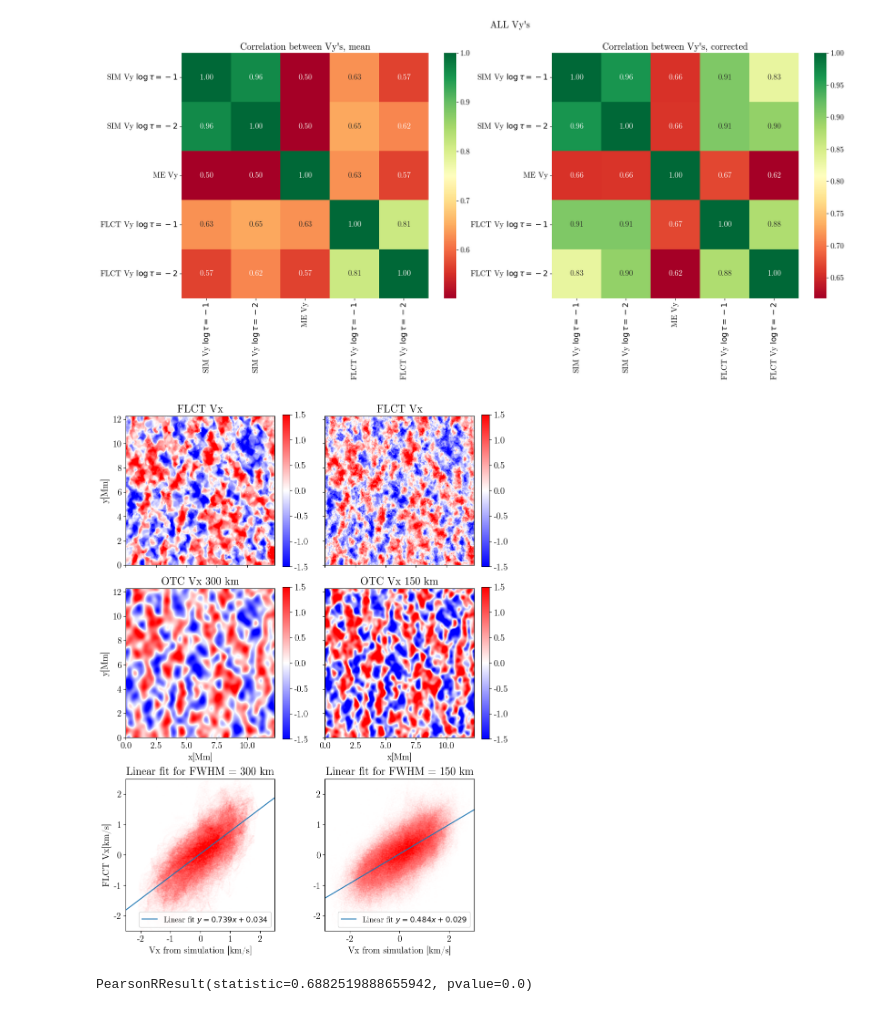
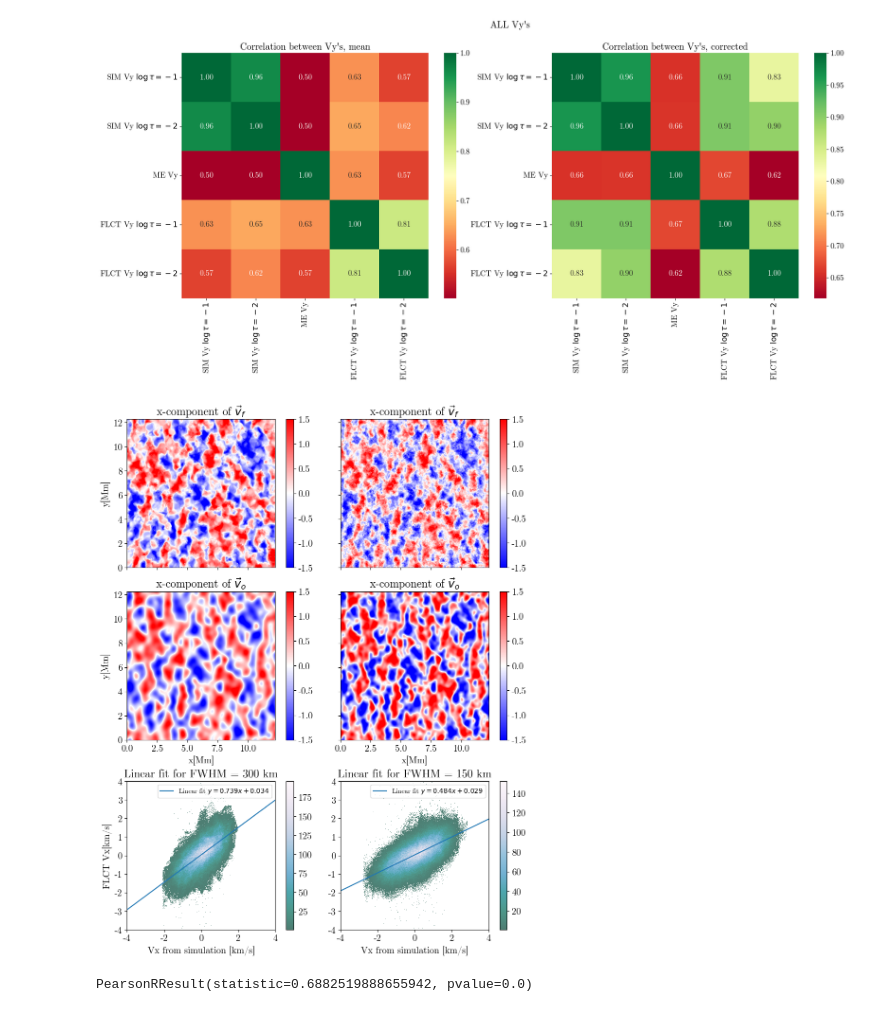
Before and after one commit to TheodoreKostic/Tracking_features, a Jupyter notebook: FirstPaper/MilneEddington_Bz_tracking.ipynb, the cells around one changed output. Saved outputs shown, nothing was run; the diff lists cells and outputs as text; code cells hidden in the pictures.

```diff
--- a/FirstPaper/MilneEddington_Bz_tracking.ipynb
+++ b/FirstPaper/MilneEddington_Bz_tracking.ipynb
@@ -295,12 +304,12 @@ Text(0.5, 1.0, "Correlation between Vy's, corrected")
 [figure]
 # %%
 #fig, axes = plt.subplots(nrows=3, ncols=2, figsize=(14, 8))
-f = plt.figure(constrained_layout=True, figsize = (9,12.2))
+f = plt.figure(constrained_layout=True, figsize = (9,11.7))
 #plt.suptitle("Linear fit of FLCT Vx and convolved Vx from simulation for FHWM = {1200, 600, 300, 100}km")
 # 4x3 plot, velicina A, velicina B, scatter A i B!!!
 #ax1 = plt.subplot2grid((4,3), (0,0))
 ax1 = f.add_subplot(321)
-ax1.set_title("FLCT Vx")
+ax1.set_title("x-component of $\\vec{v}_f$")
 #ax1.set_xlabel("x[Mm]")
 ax1.set_ylabel("y[Mm]")
 ax1.set_xticklabels([])
@@ -309,7 +318,7 @@ plt.colorbar(im1)
 
 #ax2 = plt.subplot2grid((4,3), (0,1))
 ax2 = f.add_subplot(323)
-ax2.set_title("OTC Vx 300 km")
+ax2.set_title("x-component of $\\vec{v}_o$")
 ax2.set_xlabel("x[Mm]")
 ax2.set_ylabel("y[Mm]")
 im2 = ax2.imshow(Vxm1_filtered600[:, :], origin='lower', cmap = "bwr", extent = (0, 12.268, 0, 12.268), vmin = -1.5, vmax = 1.5)
@@ -320,50 +329,87 @@ ax3 = f.add_subplot(325)
 ax3.set_title("Linear fit for FWHM = 300 km")
 ax3.set_ylabel("FLCT Vx[km/s]")
 ax3.set_xlabel("Vx from simulation [km/s]")
-ax3.scatter(Vxm1_filtered600.flatten(), Vx_BzFeI_cor.flatten(), s = 0.01, alpha = 0.05, color="red")
+#ax3.scatter(Vxm1_filtered600.flatten(), Vx_BzFeI_cor.flatten(), s = 0.01, alpha = 0.05, color="red")
+
+df = pd.DataFrame(dict(x = Vxm1_filtered600.flatten(), y = Vx_BzFeI_cor.flatten()))
+dsartist = dsshow(
+        df,
+        ds.Point("x", "y"),
+        ds.count(),
+        #vmin=np.min(z),
+        #vmax=np.max(z),
+        alpha = 0.7,
+        norm="linear",
+        aspect="equal",
+        ax=ax3,
+        cmap = "PuBuGn_r",
+        x_range = (-4,4),
+        y_range = (-4,4)
+    )
+
+plt.colorbar(dsartist)
 m1, b1, *_ = linregress(Vxm1_filtered600.flatten(), Vx_BzFeI_cor.flatten())
 ax3.axline(xy1=(0, b1), slope=m1, label=f'Linear fit $y = {m1:.3f}x {b1:+.3f}$')
-ax3.set_xlim(-2.5, 2.5)
-ax3.set_ylim(-2.5, 2.5)
-plt.legend(fontsize = 12)
+ax3.set_xlim(-4.0, 4.0)
+ax3.set_ylim(-4.0, 4.0)
+plt.legend(fontsize = 10, loc = "best")
 
 #ax4 = plt.subplot2grid((4,3), (1,0))
 ax4 = f.add_subplot(322)
-ax4.set_title("FLCT Vx")
+ax4.set_title("x-component of $\\vec{v}_f$")
 #ax4.set_xlabel("x[Mm]")
 #ax4.set_ylabel("y[Mm]")
 ax4.set_xticklabels([])
 ax4.set_yticklabels([])
 im4 = ax4.imshow(Vx_BzFeI_cor3[:, :], origin='lower', cmap = "bwr", extent = (0, 12.268, 0, 12.268), vmin = -1.5, vmax = 1.5)
 plt.colorbar(im4)
 
 #ax5 = plt.subplot2grid((4,3), (1,1))
 ax5 = f.add_subplot(324)
-ax5.set_title("OTC Vx 150 km")
+ax5.set_title("x-component of $\\vec{v}_o$")
 ax5.set_xlabel("x[Mm]")
 #ax5.set_ylabel("y[Mm]")
 ax5.set_yticklabels([])
 im5 = ax5.imshow(Vxm1_filtered300[:, :], origin='lower', cmap = "bwr", extent = (0, 12.268, 0, 12.268), vmin = -1.5, vmax = 1.5)
 plt.colorbar(im5)
 
 #ax6 = plt.subplot2grid((4,3), (1,2))
 ax6 = f.add_subplot(326)
 ax6.set_title("Linear fit for FWHM = 150 km")
 #ax6.set_ylabel("FLCT Vx[km/s]")
 ax6.set_xlabel("Vx from simulation [km/s]")
-ax6.scatter(Vxm1_filtered300.flatten(), Vx_BzFeI_cor3.flatten(), s = 0.01, alpha = 0.05, color="red")
+#ax6.scatter(Vxm1_filtered300.flatten(), Vx_BzFeI_cor3.flatten(), s = 0.01, alpha = 0.05, color="red")
+
+df1 = pd.DataFrame(dict(x = Vxm1_filtered300.flatten(), y = Vx_BzFeI_cor3.flatten()))
+dsartist1 = dsshow(
+        df1,
+        ds.Point("x", "y"),
+        ds.count(),
+        #vmin=np.min(z),
+        #vmax=np.max(z),
+        alpha = 0.7,
+        norm="linear",
+        aspect="equal",
+        ax=ax6,
+        cmap = "PuBuGn_r",
+        #cmap = "inferno"
+        x_range = (-4,4),
+        y_range = (-4,4)
+    )
+
 m2, b2, *_ = linregress(Vxm1_filtered300.flatten(), Vx_BzFeI_cor3.flatten())
 ax6.axline(xy1=(0, b2), slope=m2, label=f'Linear fit $y = {m2:.3f}x {b2:+.3f}$')
-ax6.set_xlim(-3.0, 3.0)
-ax6.set_ylim(-2.5, 2.5)
-plt.legend(fontsize = 12)
+plt.colorbar(dsartist1)
+ax6.set_xlim(-4.0, 4.0)
+ax6.set_ylim(-4.0, 4.0)
+plt.legend(fontsize = 10, loc='best')
 
 
 
 #plt.tight_layout()
-plt.savefig("300_600_%2compFeI.png", dpi = 75, bbox_inches = 'tight')
+plt.savefig("300_600_%2compFeI.png", dpi = 100, bbox_inches = 'tight')
 # %% [output]
-[figure, old version]
+[figure, new version]
 # %%
 R = pearsonr(Vxm1_filtered600.flatten(), Vx_BzFeI_cor.flatten())
 print(R)
```
Also changed, not shown: parts of 33 cells of this notebook, 1 other file.
